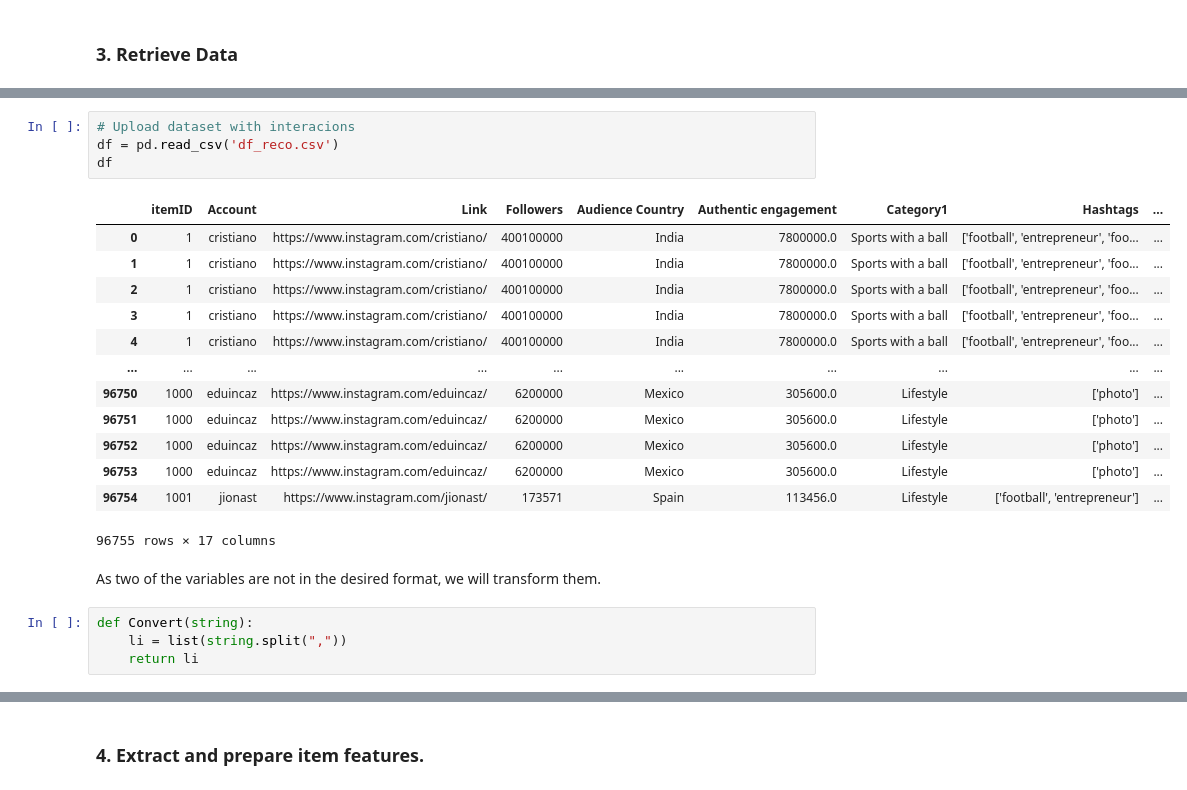
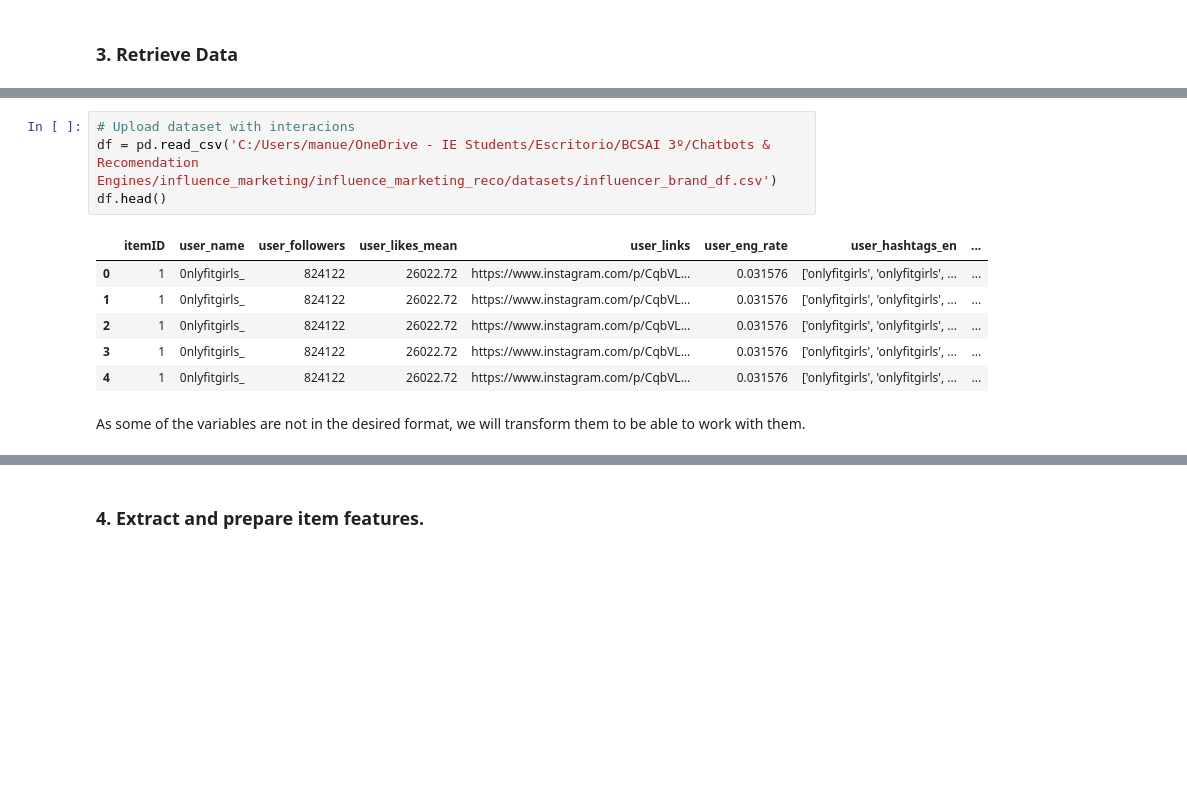
Before and after one commit to Ingernieros-del-IE/influence_marketing, a Jupyter notebook: influence_marketing_reco/models/lightfm.ipynb, the cells around one changed output, grey strips where cells are left out. Cells and saved outputs as stored; diff of their text form; blank space fills up the shorter version.

```diff
--- a/influence_marketing_reco/models/lightfm.ipynb
+++ b/influence_marketing_reco/models/lightfm.ipynb
@@ -93,24 +135,13 @@ SEED = 42
 # %%
 # Upload dataset with interacions
-df = pd.read_csv('df_reco.csv')
-df
+df = pd.read_csv('C:/Users/manue/OneDrive - IE Students/Escritorio/BCSAI 3º/Chatbots & Recomendation Engines/influence_marketing/influence_marketing_reco/datasets/influencer_brand_df.csv')
+df.head()
 # %% [output]
-|  | itemID | Account | Link | Followers | Audience Country | Authentic engagement | Category1 | Hashtags | ... |
-| 0 | 1 | cristiano | https://www.instagram.com/cristiano/ | 400100000 | India | 7800000.0 | Sports with a ball | ['football', 'entrepreneur', 'foo... | ... |
-| 1 | 1 | cristiano | https://www.instagram.com/cristiano/ | 400100000 | India | 7800000.0 | Sports with a ball | ['football', 'entrepreneur', 'foo... | ... |
-| 2 | 1 | cristiano | https://www.instagram.com/cristiano/ | 400100000 | India | 7800000.0 | Sports with a ball | ['football', 'entrepreneur', 'foo... | ... |
-| 3 | 1 | cristiano | https://www.instagram.com/cristiano/ | 400100000 | India | 7800000.0 | Sports with a ball | ['football', 'entrepreneur', 'foo... | ... |
-| 4 | 1 | cristiano | https://www.instagram.com/cristiano/ | 400100000 | India | 7800000.0 | Sports with a ball | ['football', 'entrepreneur', 'foo... | ... |
-| ... | ... | ... | ... | ... | ... | ... | ... | ... | ... |
-| 96750 | 1000 | eduincaz | https://www.instagram.com/eduincaz/ | 6200000 | Mexico | 305600.0 | Lifestyle | ['photo'] | ... |
-| 96751 | 1000 | eduincaz | https://www.instagram.com/eduincaz/ | 6200000 | Mexico | 305600.0 | Lifestyle | ['photo'] | ... |
-| 96752 | 1000 | eduincaz | https://www.instagram.com/eduincaz/ | 6200000 | Mexico | 305600.0 | Lifestyle | ['photo'] | ... |
-| 96753 | 1000 | eduincaz | https://www.instagram.com/eduincaz/ | 6200000 | Mexico | 305600.0 | Lifestyle | ['photo'] | ... |
-| 96754 | 1001 | jionast | https://www.instagram.com/jionast/ | 173571 | Spain | 113456.0 | Lifestyle | ['football', 'entrepreneur'] | ... |
+|  | itemID | user_name | user_followers | user_likes_mean | user_links | user_eng_rate | user_hashtags_en | ... |
+| 0 | 1 | 0nlyfitgirls_ | 824122 | 26022.72 | https://www.instagram.com/p/CqbVL... | 0.031576 | ['onlyfitgirls', 'onlyfitgirls', ... | ... |
+| 1 | 1 | 0nlyfitgirls_ | 824122 | 26022.72 | https://www.instagram.com/p/CqbVL... | 0.031576 | ['onlyfitgirls', 'onlyfitgirls', ... | ... |
+| 2 | 1 | 0nlyfitgirls_ | 824122 | 26022.72 | https://www.instagram.com/p/CqbVL... | 0.031576 | ['onlyfitgirls', 'onlyfitgirls', ... | ... |
+| 3 | 1 | 0nlyfitgirls_ | 824122 | 26022.72 | https://www.instagram.com/p/CqbVL... | 0.031576 | ['onlyfitgirls', 'onlyfitgirls', ... | ... |
+| 4 | 1 | 0nlyfitgirls_ | 824122 | 26022.72 | https://www.instagram.com/p/CqbVL... | 0.031576 | ['onlyfitgirls', 'onlyfitgirls', ... | ... |
-96755 rows × 17 columns
 # %% [markdown]
-As two of the variables are not in the desired format, we will transform them.
+As some of the variables are not in the desired format, we will transform them to be able to work with them.
-# %%
-def Convert(string):
-    li = list(string.split(","))
-    return li
```
Also changed, not shown: parts of 32 cells of this notebook, 46 other files.
